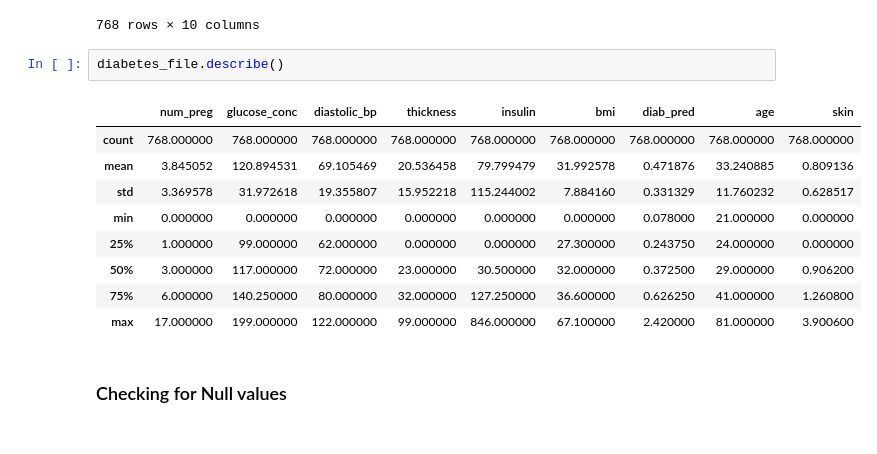
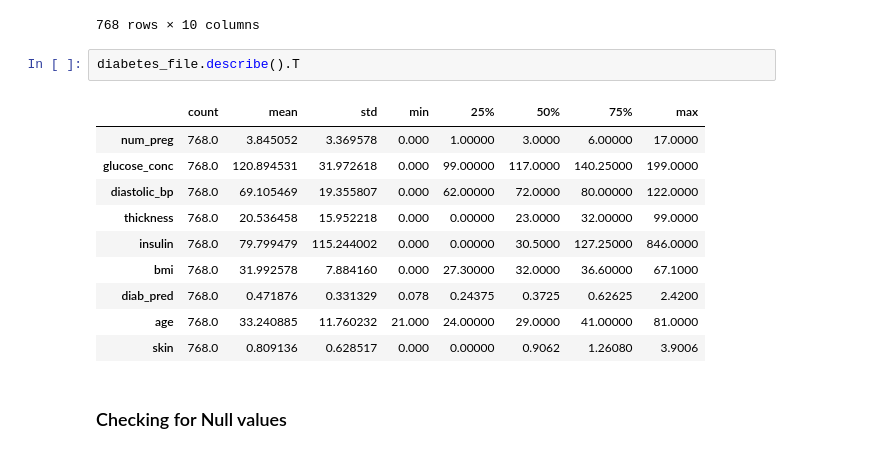
Before and after one commit to ruddysimon/Diabetes-Prediction, a Jupyter notebook: Diabetes_prediction.ipynb, the cells around one changed output. Cells and saved outputs as stored; diff of their text form.

```diff
--- a/Diabetes_prediction.ipynb
+++ b/Diabetes_prediction.ipynb
@@ -28,17 +28,18 @@ diabetes_file
 | 767 | 1 | 93 | 70 | 31 | 0 | 30.4 | 0.315 | 23 | 1.2214 | ... |
 768 rows × 10 columns
 # %%
-diabetes_file.describe()
+diabetes_file.describe().T
 # %% [output]
-|  | num_preg | glucose_conc | diastolic_bp | thickness | insulin | bmi | diab_pred | age | skin |
-| count | 768.000000 | 768.000000 | 768.000000 | 768.000000 | 768.000000 | 768.000000 | 768.000000 | 768.000000 | 768.000000 |
-| mean | 3.845052 | 120.894531 | 69.105469 | 20.536458 | 79.799479 | 31.992578 | 0.471876 | 33.240885 | 0.809136 |
-| std | 3.369578 | 31.972618 | 19.355807 | 15.952218 | 115.244002 | 7.884160 | 0.331329 | 11.760232 | 0.628517 |
-| min | 0.000000 | 0.000000 | 0.000000 | 0.000000 | 0.000000 | 0.000000 | 0.078000 | 21.000000 | 0.000000 |
-| 25% | 1.000000 | 99.000000 | 62.000000 | 0.000000 | 0.000000 | 27.300000 | 0.243750 | 24.000000 | 0.000000 |
-| 50% | 3.000000 | 117.000000 | 72.000000 | 23.000000 | 30.500000 | 32.000000 | 0.372500 | 29.000000 | 0.906200 |
-| 75% | 6.000000 | 140.250000 | 80.000000 | 32.000000 | 127.250000 | 36.600000 | 0.626250 | 41.000000 | 1.260800 |
-| max | 17.000000 | 199.000000 | 122.000000 | 99.000000 | 846.000000 | 67.100000 | 2.420000 | 81.000000 | 3.900600 |
+|  | count | mean | std | min | 25% | 50% | 75% | max |
+| num_preg | 768.0 | 3.845052 | 3.369578 | 0.000 | 1.00000 | 3.0000 | 6.00000 | 17.0000 |
+| glucose_conc | 768.0 | 120.894531 | 31.972618 | 0.000 | 99.00000 | 117.0000 | 140.25000 | 199.0000 |
+| diastolic_bp | 768.0 | 69.105469 | 19.355807 | 0.000 | 62.00000 | 72.0000 | 80.00000 | 122.0000 |
+| thickness | 768.0 | 20.536458 | 15.952218 | 0.000 | 0.00000 | 23.0000 | 32.00000 | 99.0000 |
+| insulin | 768.0 | 79.799479 | 115.244002 | 0.000 | 0.00000 | 30.5000 | 127.25000 | 846.0000 |
+| bmi | 768.0 | 31.992578 | 7.884160 | 0.000 | 27.30000 | 32.0000 | 36.60000 | 67.1000 |
+| diab_pred | 768.0 | 0.471876 | 0.331329 | 0.078 | 0.24375 | 0.3725 | 0.62625 | 2.4200 |
+| age | 768.0 | 33.240885 | 11.760232 | 21.000 | 24.00000 | 29.0000 | 41.00000 | 81.0000 |
+| skin | 768.0 | 0.809136 | 0.628517 | 0.000 | 0.00000 | 0.9062 | 1.26080 | 3.9006 |
 # %% [markdown]
 ### Checking for Null values
 # %%
```
Also changed, not shown: parts of 4 cells of this notebook, 1 other file.
